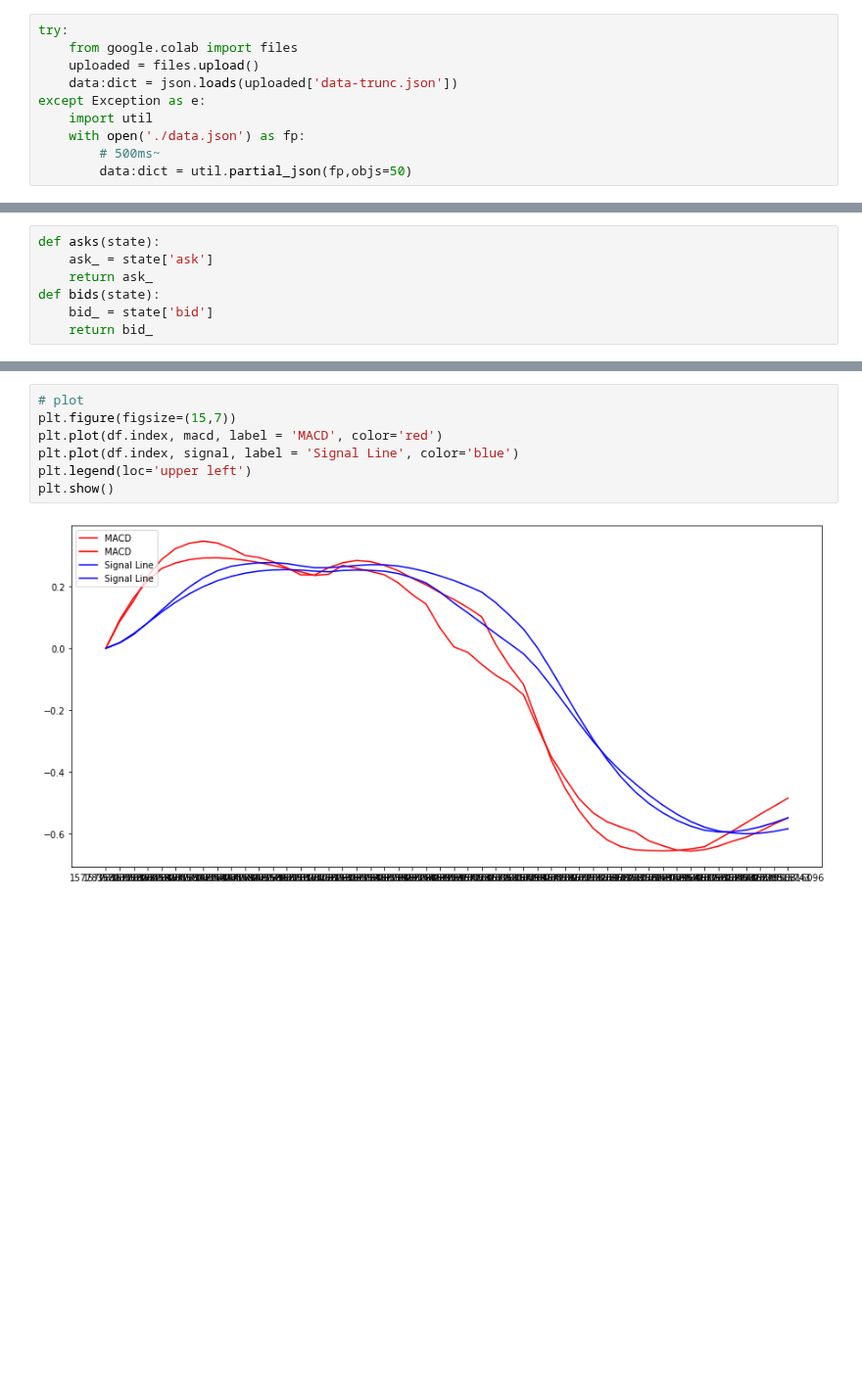
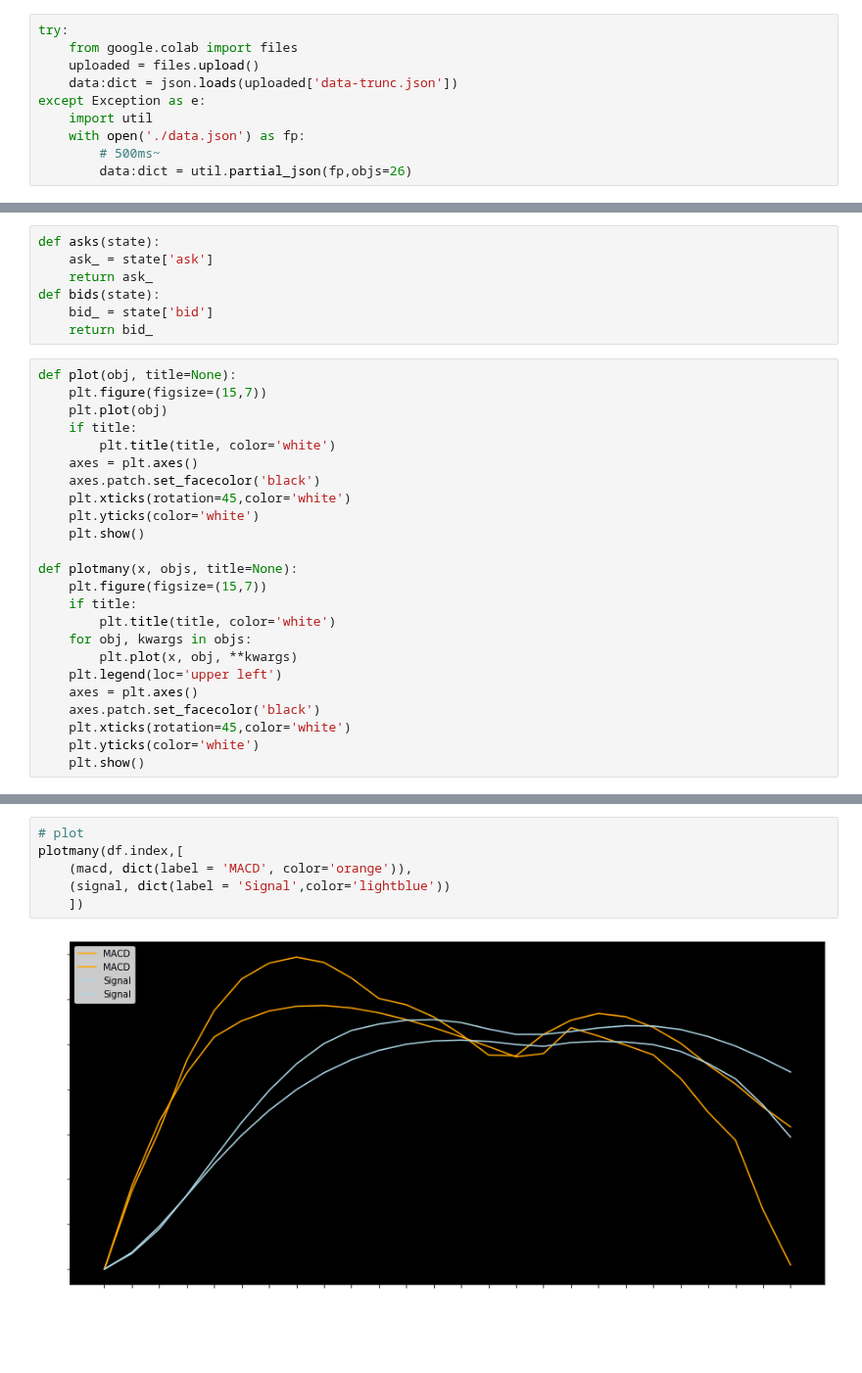
Before and after one commit to giladbarnea/scratches, a Jupyter notebook: efficient-frontier/home-task/algo-home-task/efficient_frontier_scratch.ipynb, the cells around one changed output, grey strips where cells are left out. Shown at 98% size. Cells and saved outputs as stored; diff of their text form; blank space fills up the shorter version.

Commit message:
plotmany

```diff
--- a/efficient-frontier/home-task/algo-home-task/efficient_frontier_scratch.ipynb
+++ b/efficient-frontier/home-task/algo-home-task/efficient_frontier_scratch.ipynb
@@ -20,7 +20,7 @@ except Exception as e:
     import util
     with open('./data.json') as fp:
         # 500ms~
-        data:dict = util.partial_json(fp,objs=50)
+        data:dict = util.partial_json(fp,objs=26)
 # %%
 data
 # %% [output]
@@ -190,6 +169,30 @@ def asks(state):
 def bids(state):
     bid_ = state['bid']
     return bid_
+# %%
+def plot(obj, title=None):
+    plt.figure(figsize=(15,7))
+    plt.plot(obj)
+    if title:
+        plt.title(title, color='white')
+    axes = plt.axes()
+    axes.patch.set_facecolor('black')
+    plt.xticks(rotation=45,color='white')
+    plt.yticks(color='white')
+    plt.show()
+
+def plotmany(x, objs, title=None):
+    plt.figure(figsize=(15,7))
+    if title:
+        plt.title(title, color='white')
+    for obj, kwargs in objs:
+        plt.plot(x, obj, **kwargs)
+    plt.legend(loc='upper left')
+    axes = plt.axes()
+    axes.patch.set_facecolor('black')
+    plt.xticks(rotation=45,color='white')
+    plt.yticks(color='white')
+    plt.show()
 # %%
 assetA = df.assetA.apply([asks, bids])
 # %% [output]
@@ -317,9 +263,8 @@ signal = macd.ewm(span=9, adjust=False).mean()
 # %%
 # plot
-plt.figure(figsize=(15,7))
-plt.plot(df.index, macd, label = 'MACD', color='red')
-plt.plot(df.index, signal, label = 'Signal Line', color='blue')
-plt.legend(loc='upper left')
-plt.show()
+plotmany(df.index,[
+    (macd, dict(label = 'MACD', color='orange')),
+    (signal, dict(label = 'Signal',color='lightblue'))
+    ])
 # %% [output]
-[figure, old version]
+[figure, new version]
```
Also changed, not shown: parts of 21 cells of this notebook.
